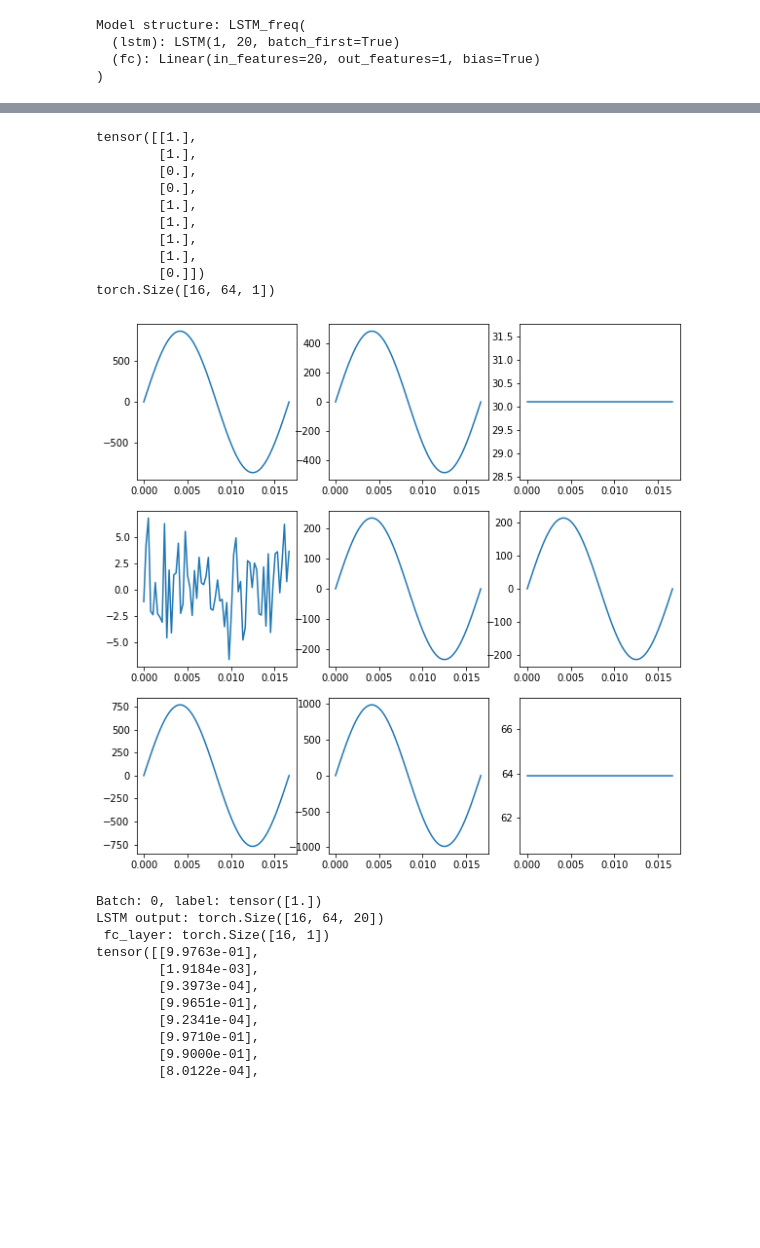
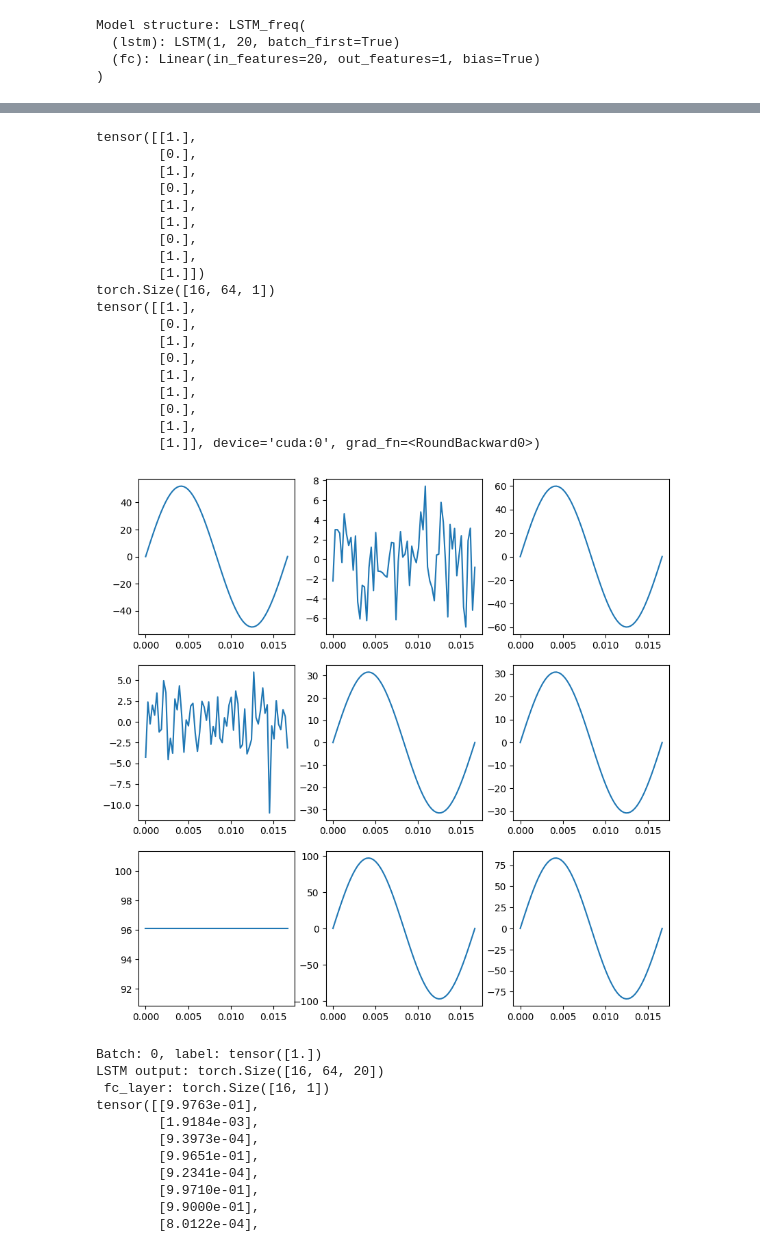
Before and after one commit to alvarohc777/pyTorch, a Jupyter notebook: LSTM_prueba.ipynb, the cells around one changed output, grey strips where cells are left out. Drawn from its saved outputs; the diff is of its cells as text; code cells hidden in the pictures; blank space fills up the shorter version.

```diff
--- a/LSTM_prueba.ipynb
+++ b/LSTM_prueba.ipynb
@@ -141,20 +141,25 @@ m = 1000
 signals = t
 target = np.array([[0]])
 
-for i in (np.linspace(0, 10, int(m/2))):
+for i in (np.linspace(0.01, 100, int(m/2))):
     signal = np.array(i*np.sin(2*np.pi*fs*t))
     signals = np.vstack((signals, signal))
     target = np.vstack((target, np.array(1)))
 signals = signals[:-1]
 target = target[:-1]
 target
-for i in range(int(m/4)):
+for i in range(int(m/6)):
     signal = np.random.normal(scale=3, size=N)
     signals = np.vstack((signals, signal))
     target = np.vstack((target, np.array(0)))
 
-for i in range(int(m/4)):
+for i in range(int(m/6)):
     signal = np.ones(64)*i/10
+    signals = np.vstack((signals, signal))
+    target = np.vstack((target, np.array(0)))
+
+for i in range(int(m/6)):
+    signal = i*t
     signals = np.vstack((signals, signal))
     target = np.vstack((target, np.array(0)))
 
@@ -170,8 +175,8 @@ torch.Size([1000, 64, 1])
 dataset = SineWaveDataset(signals, target)
 train_dataset, test_dataset = random_split(dataset, [0.9, 0.1])
 # train_dataset, test_dataset, dev_dataset  = random_split(dataset, [0.9, 0.05, 0.05])
-train_dataloader = DataLoader(train_dataset, batch_size=16, shuffle=True)
-test_dataloader = DataLoader(test_dataset, batch_size=16, shuffle=True)
+train_dataloader = DataLoader(train_dataset, batch_size=8, shuffle=True)
+test_dataloader = DataLoader(test_dataset, batch_size=8, shuffle=True)
 # dev_dataloader = DataLoader(dev_dataset, batch_size=16, shuffle=True)
 # %%
 # Training
@@ -190,7 +195,7 @@ def train(dataloader, model, loss_fn, optimizer):
         loss.backward()
         optimizer.step()
 
-        if batch % 30 == 0:
+        if batch % 3 == 0:
             loss, current = loss.item(), batch * len(x)
             print(f"loss: {loss:>7f}  [{current:>5d}/{size:>5d}]")
 # %%
@@ -211,7 +216,7 @@ def test(dataloader, model, loss_fn):
     print(f"Test Error: \n Accuracy: {(100*correct):>0.1f}%, Avg loss: {test_loss:>8f} \n")
 # %%
 CUDA_LAUNCH_BLOCKING =1
-epochs = 4
+epochs = 1
 for t in range(epochs):
     print(f"Epoch {t+1}\n-----------------------------------")
     train(train_dataloader, model, loss_fn, optimizer)
@@ -238,28 +243,39 @@ Done!
 # %%
 
 dataiter = iter(test_dataloader)
 signal, labels = next(dataiter)
 
 t = np.linspace(0,N/fs,N)
 print(labels[1:10])
 print(signal.shape)
 figure = plt.figure(figsize=(10,10))
 cols, rows = 3, 3
 for i in range(1, cols * rows +1):
     figure.add_subplot(rows, cols, i)
     plt.plot(t,signal[i,:,0])
+x = model(signal[1:10].to(device))
+print(torch.round(x))
 # %% [output]
 tensor([[1.],
+        [0.],
         [1.],
-        [0.],
         [0.],
         [1.],
         [1.],
+        [0.],
+        [1.],
+        [1.]])
+torch.Size([16, 64, 1])
+tensor([[1.],
+        [0.],
+        [1.],
+        [0.],
         [1.],
         [1.],
-        [0.]])
-torch.Size([16, 64, 1])
+        [0.],
+        [1.],
+        [1.]], device='cuda:0', grad_fn=<RoundBackward0>)
-[figure, old version]
+[figure, new version]
 # %%
 CUDA_LAUNCH_BLOCKING =1
 test_loss, correct = 0, 0
```
Also changed, not shown: parts of 4 cells of this notebook.
